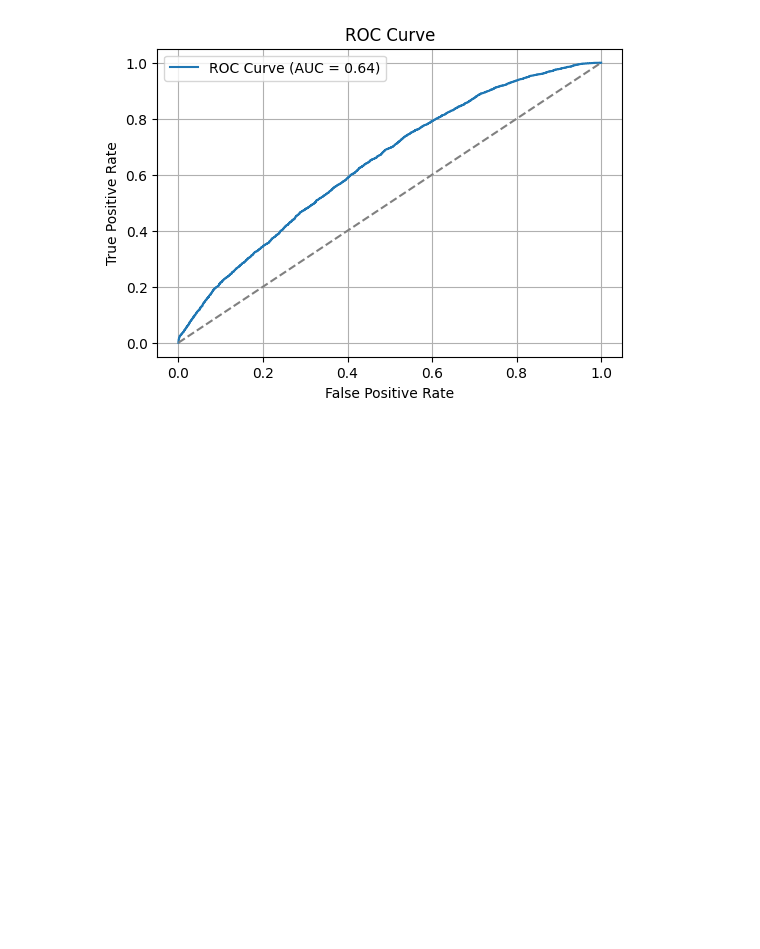
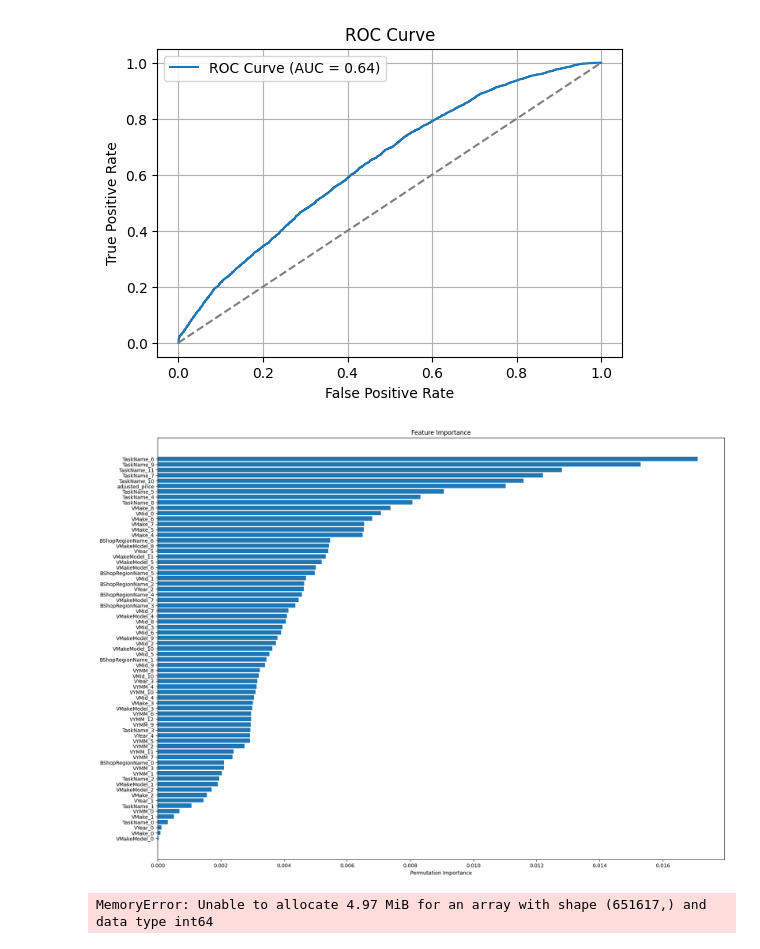
Before and after one commit to tdela12/CAPSTONE_T316, a Jupyter notebook: Preliminary Models/MLP.ipynb, the cells around one changed output. Drawn from its saved outputs; the diff is of its cells as text; code cells hidden in the pictures; blank space fills up the shorter version.

```diff
--- a/Preliminary Models/MLP.ipynb
+++ b/Preliminary Models/MLP.ipynb
@@ -118,6 +148,6 @@ Error:
 # %%
 #Binary Encodes Task name, VYMM, VMake and Shop region name
-binary_encoder = ce.BinaryEncoder(cols=['VMake', 'VYear', 'VMakeModel', 'TaskName', 'BShopRegionName'])
+binary_encoder = ce.OneHotEncoder(cols=['VMake', 'VYear', 'VMakeModel', 'TaskName', 'BShopRegionName', 'VYMM', 'VMid',])
 Encoded_train_X = binary_encoder.fit_transform(train_X)
 Encoded_test_X = binary_encoder.transform(test_X)
 print("After Binary Encoding (train_X columns):", Encoded_train_X.columns)
@@ -167,7 +194,7 @@ from sklearn.model_selection import RandomizedSearchCV
 from sklearn.neural_network import MLPClassifier
 from scipy.stats import uniform, randint
 from time import time
-
+'''
 # Define the model
 mlp = MLPClassifier(max_iter=300, random_state=42)
 
@@ -201,16 +228,26 @@ random_search = RandomizedSearchCV(
 random_search.fit(train_X_scaled, train_Y)
 
 search_end = time()
-print(f"\n🕒 Randomized Search took: {search_end - search_start:.2f} seconds")
+print(f"\n Randomized Search took: {search_end - search_start:.2f} seconds")'''
 
-# Time the best model training
-best_mlp = random_search.best_estimator_
+# Define model with your specific parameters
+mlp = MLPClassifier(
+    activation='relu',
+    alpha=np.float64(0.006608884729488529),
+    batch_size=68,
+    hidden_layer_sizes=(100,),
+    learning_rate='adaptive',
+    learning_rate_init=np.float64(0.008424426408004218),
+    solver='sgd',
+    max_iter=300,
+    random_state=42,
+    verbose=True
+)
+
+# Train the model
 train_start = time()
-best_mlp.fit(train_X_scaled, train_Y)
+mlp.fit(train_X_scaled, train_Y)
 train_end = time()
-print(f"🧠 Training best model took: {train_end - train_start:.2f} seconds")
 
-# Print best parameters
-print("\n✅ Best Parameters:", random_search.best_params_)
-print(f"📈 Best CV Score: {random_search.best_score_:.4f}")
+print(f"\nTraining completed in {train_end - train_start:.2f} seconds.")
 # %% [output]
@@ -351,3 +392,35 @@ plt.grid(True)
 plt.show()
 # %% [output]
 [figure]
+# %%
+from sklearn.inspection import permutation_importance
+
+result = permutation_importance(best_mlp, train_X_scaled, train_Y, n_repeats=10, random_state=42, n_jobs=-1)
+sorted_idx = result.importances_mean.argsort()
+
+import matplotlib.pyplot as plt
+
+plt.figure(figsize=(20, 15))
+
+plt.barh(range(len(sorted_idx)), result.importances_mean[sorted_idx])
+plt.yticks(range(len(sorted_idx)), np.array(Encoded_train_X.columns)[sorted_idx])
+plt.xlabel("Permutation Importance")
+plt.title("Feature Importance")
+plt.show()
+# %% [output]
+[figure, added]
+# %%
+import lime
+import lime.lime_tabular
+
+explainer = lime.lime_tabular.LimeTabularExplainer(
+    training_data=train_X_scaled,
+    feature_names=Encoded_train_X.columns,
+    class_names=np.unique(train_Y),
+    mode='classification'
+)
+
+i = 0  # index of instance to explain
+exp = explainer.explain_instance(train_X_scaled[i], best_mlp.predict_proba)
+# %% [output]
+MemoryError: Unable to allocate 4.97 MiB for an array with shape (651617,) and data type int64
```
Also changed, not shown: parts of 10 cells of this notebook.
